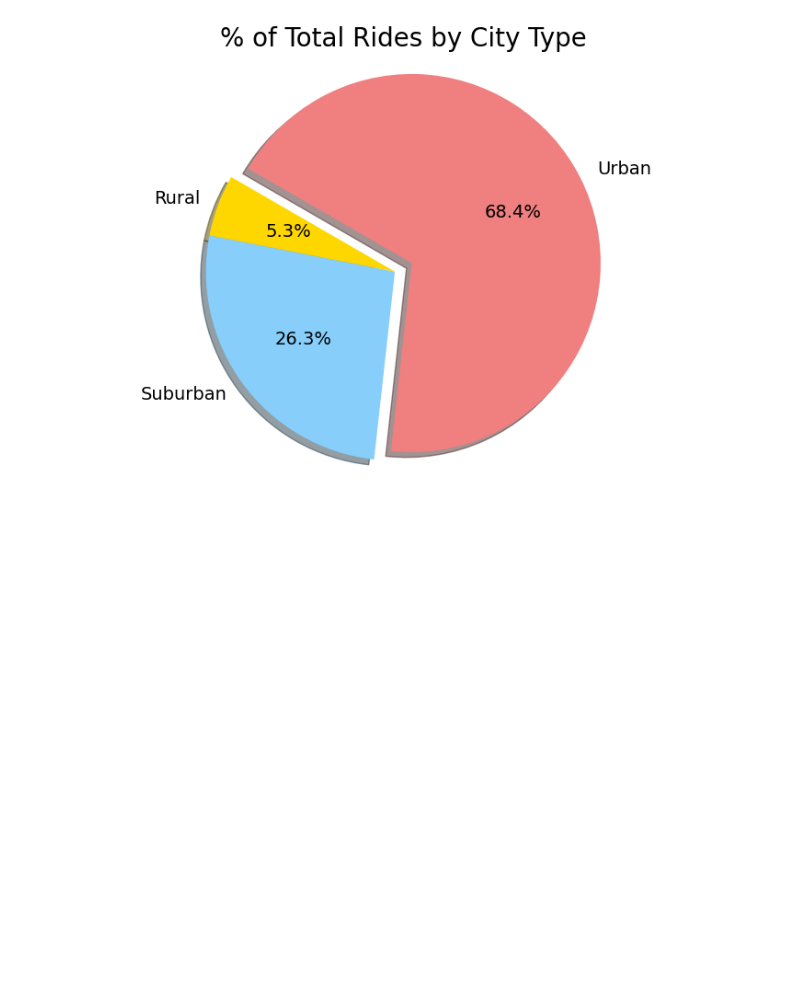
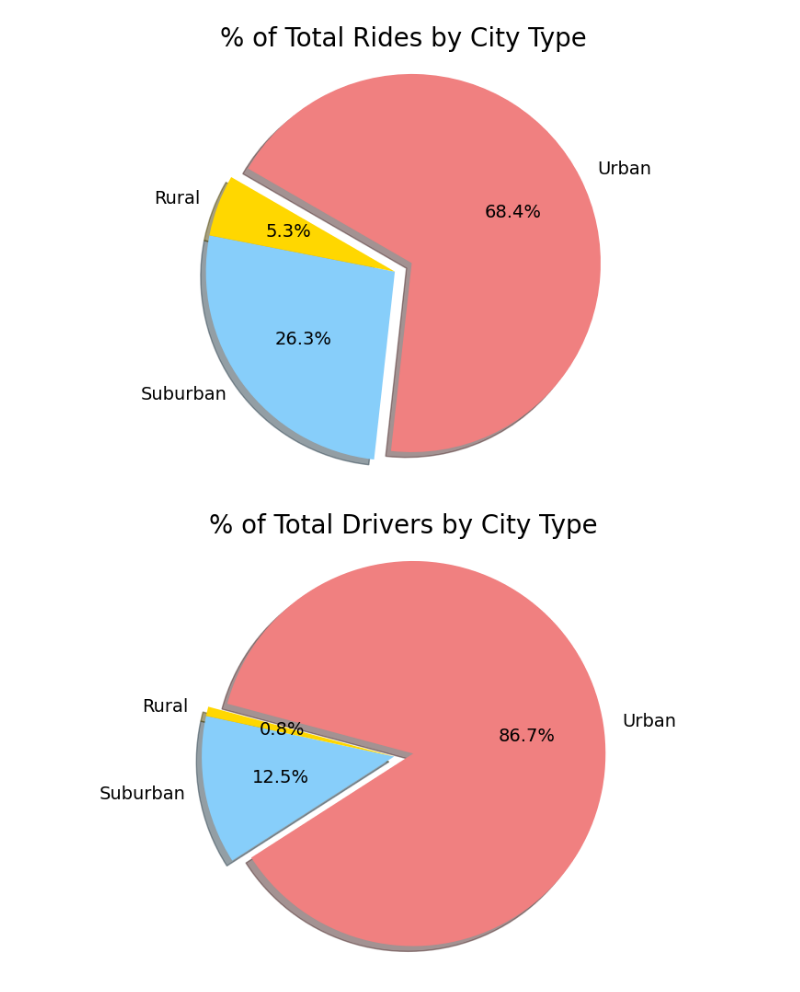
Before and after one commit to jakatz87/PyBer_Analysis, a Jupyter notebook: PyBer.ipynb, the cells around one changed output. Saved outputs shown, nothing was run; the diff lists cells and outputs as text; code cells hidden in the pictures; blank space fills up the shorter version.

Commit message:
Another pie chart.

```diff
--- a/PyBer.ipynb
+++ b/PyBer.ipynb
@@ -704,3 +704,20 @@ plt.savefig("analysis/Fig6.png")
 plt.show()
 # %% [output]
 [figure]
+# %%
+plt.subplots(figsize=(10,6))
+x_axis2=[urban_drivers.sum(), suburban_drivers.sum(), rural_drivers.sum()]
+
+colors=["lightcoral", "lightskyblue", "gold"]
+explode=[.1, 0, 0]
+
+plt.pie(x_axis2, labels=x_labels, autopct="%.1f%%", colors=colors, shadow=True, explode=explode, startangle=165, counterclock=False)
+
+plt.axis('equal')
+plt.title("% of Total Drivers by City Type", fontsize=20)
+mpl.rcParams['font.size']=14
+
+plt.savefig("analysis/Fig7.png")
+plt.show()
+# %% [output]
+[figure, added]
```
Also changed, not shown: 1 other file.
